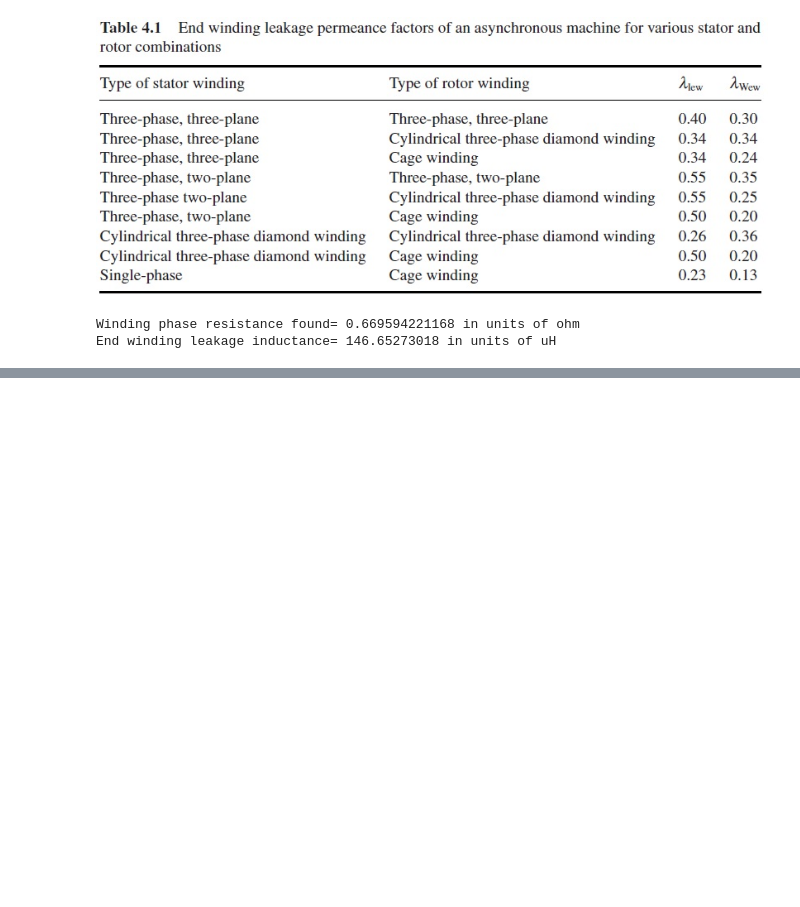
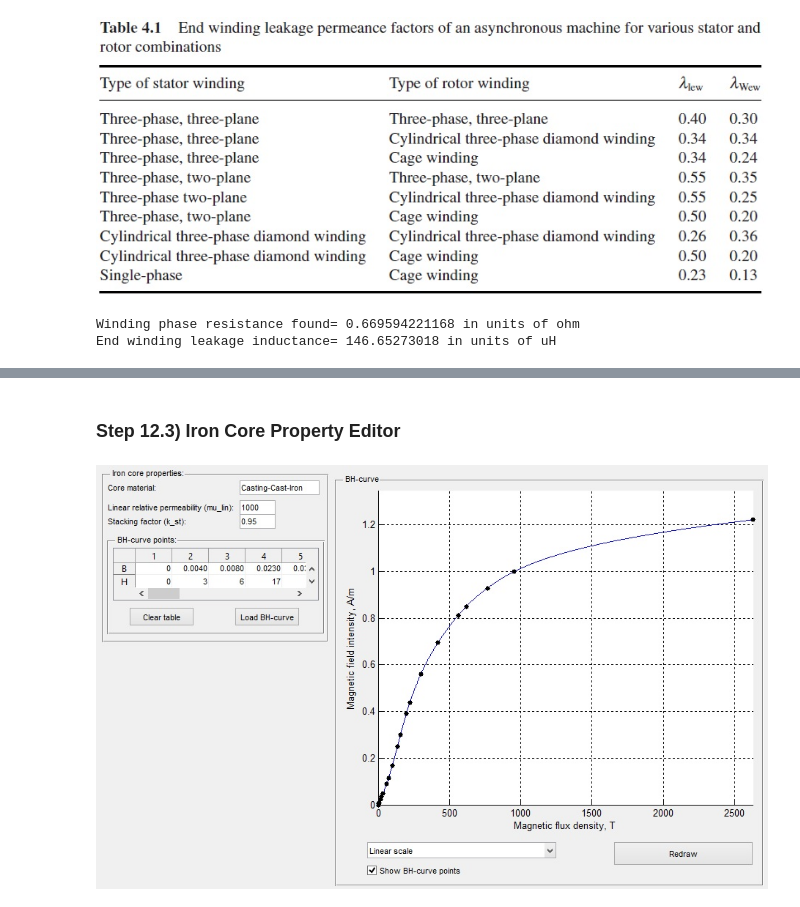
Before and after one commit to odtu/EE564, a Jupyter notebook: TRAIN/gokhangocmen/DesignOfTrainTractionMotor.ipynb, the cells around one changed output, grey strips where cells are left out. Cells and saved outputs as stored; diff of their text form; code cells hidden in the pictures; blank space fills up the shorter version.

```diff
--- a/TRAIN/gokhangocmen/DesignOfTrainTractionMotor.ipynb
+++ b/TRAIN/gokhangocmen/DesignOfTrainTractionMotor.ipynb
@@ -618,0 +715,7 @@ End winding leakage inductance= 146.65273018 in units of uH
+# %% [markdown]
+### Step 12.3) Iron Core Property Editor
+# %%
+from IPython.display import Image
+Image(filename='ironcast.jpg')
+# %% [output]
+[figure, added]
```
Also changed, not shown: parts of 19 cells of this notebook.
